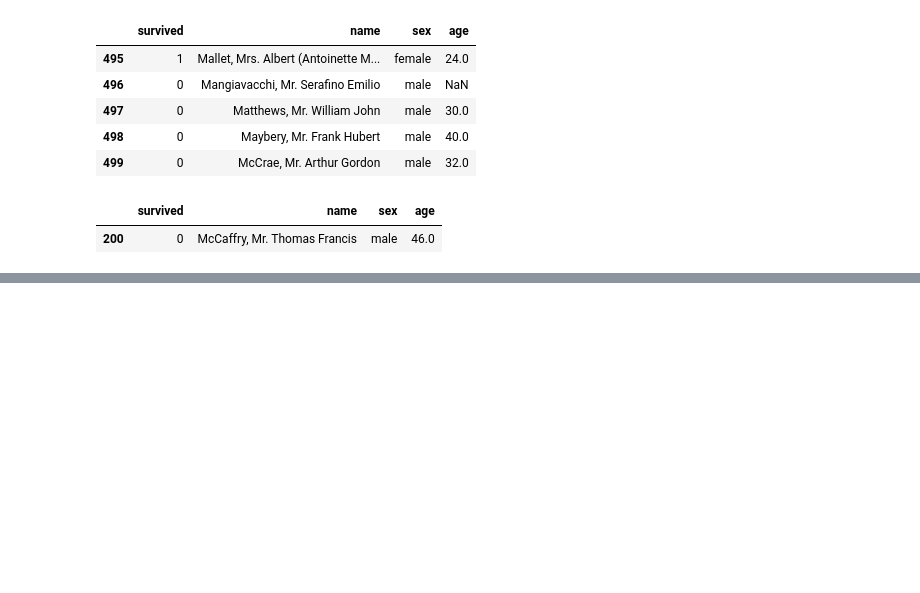
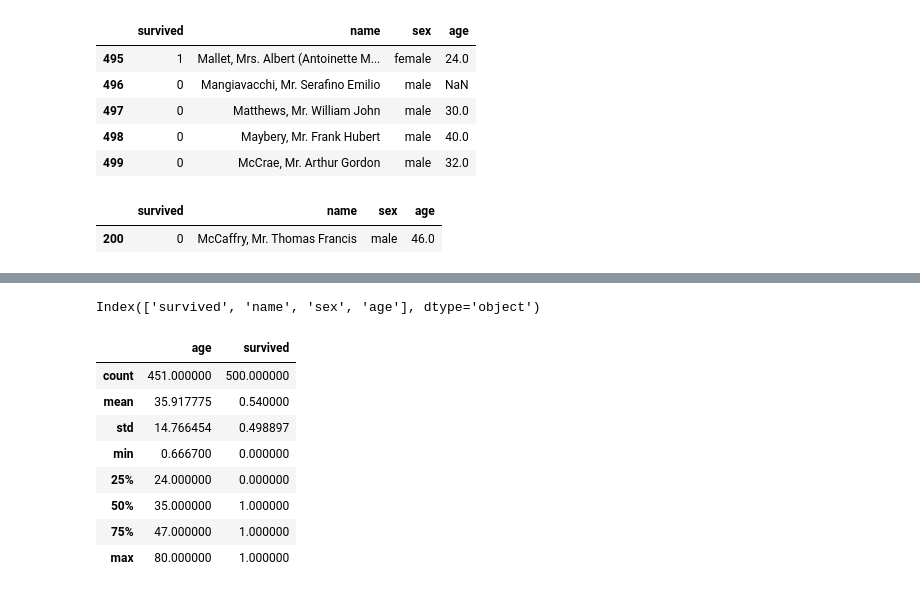
Before and after one commit to ally-sketch/DATA-SCIENCE-, a Jupyter notebook: Basic Python and Data Intelligence/Dibimbing/template_assignment.ipynb, the cells around one changed output, grey strips where cells are left out. Cells and saved outputs as stored; diff of their text form; code cells hidden in the pictures; blank space fills up the shorter version.

```diff
--- a/Basic Python and Data Intelligence/Dibimbing/template_assignment.ipynb
+++ b/Basic Python and Data Intelligence/Dibimbing/template_assignment.ipynb
@@ -76,0 +105,20 @@ df.sample()
+# %%
+df.columns
+# %% [output]
+Index(['survived', 'name', 'sex', 'age'], dtype='object')
+# %%
+categoricals = ['sex']
+numericals = ['age', 'survived']
+texts = ['name']
+# %%
+df[numericals].describe()
+# %% [output]
+|  | age | survived |
+| count | 451.000000 | 500.000000 |
+| mean | 35.917775 | 0.540000 |
+| std | 14.766454 | 0.498897 |
+| min | 0.666700 | 0.000000 |
+| 25% | 24.000000 | 0.000000 |
+| 50% | 35.000000 | 1.000000 |
+| 75% | 47.000000 | 1.000000 |
+| max | 80.000000 | 1.000000 |
```
Also changed, not shown: parts of 13 cells of this notebook.
